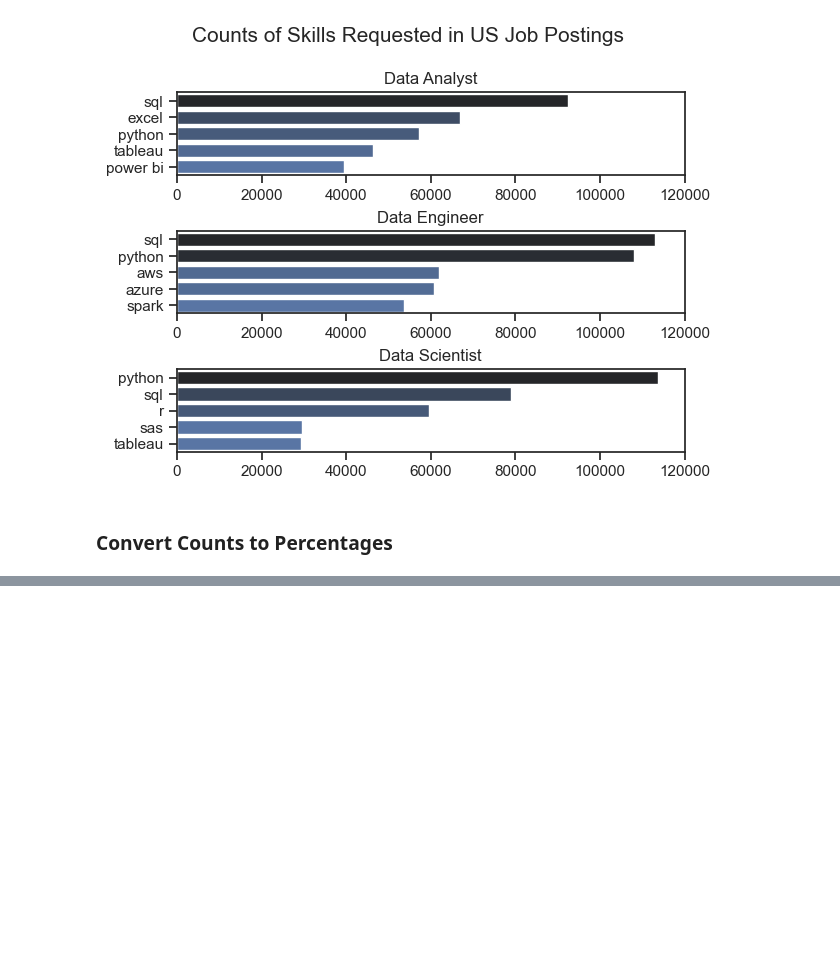
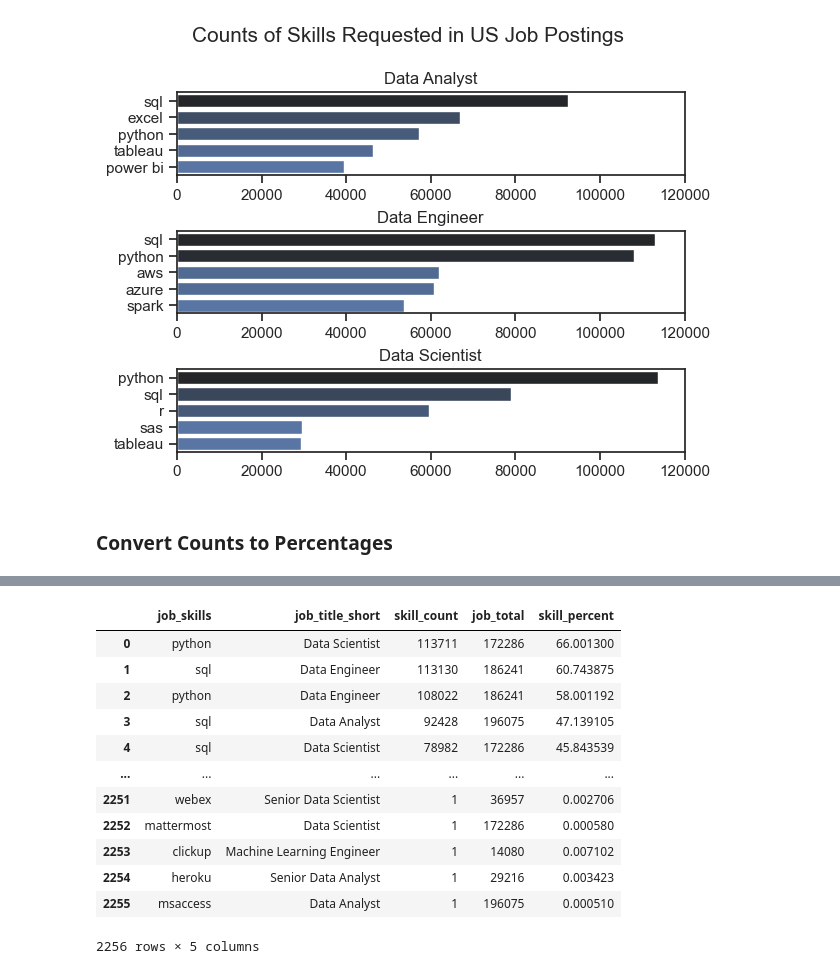
Before and after one commit to ArefMilani/python_course, a Jupyter notebook: 3_Project/2_Skill_Demand.ipynb, the cells around one changed output, grey strips where cells are left out. Cells and saved outputs as stored; diff of their text form; code cells hidden in the pictures; blank space fills up the shorter version.

```diff
--- a/3_Project/2_Skill_Demand.ipynb
+++ b/3_Project/2_Skill_Demand.ipynb
@@ -167,0 +206,16 @@ plt.show()
+# %%
+df_skills_perc
+# %% [output]
+|  | job_skills | job_title_short | skill_count | job_total | skill_percent |
+| 0 | python | Data Scientist | 113711 | 172286 | 66.001300 |
+| 1 | sql | Data Engineer | 113130 | 186241 | 60.743875 |
+| 2 | python | Data Engineer | 108022 | 186241 | 58.001192 |
+| 3 | sql | Data Analyst | 92428 | 196075 | 47.139105 |
+| 4 | sql | Data Scientist | 78982 | 172286 | 45.843539 |
+| ... | ... | ... | ... | ... | ... |
+| 2251 | webex | Senior Data Scientist | 1 | 36957 | 0.002706 |
+| 2252 | mattermost | Data Scientist | 1 | 172286 | 0.000580 |
+| 2253 | clickup | Machine Learning Engineer | 1 | 14080 | 0.007102 |
+| 2254 | heroku | Senior Data Analyst | 1 | 29216 | 0.003423 |
+| 2255 | msaccess | Data Analyst | 1 | 196075 | 0.000510 |
+2256 rows × 5 columns
```
Also changed, not shown: parts of 6 cells of this notebook.
